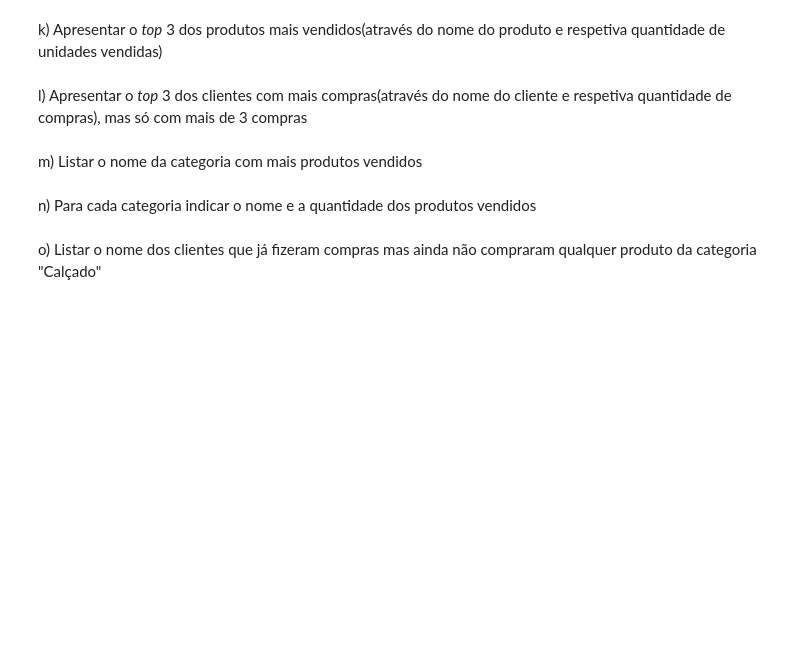
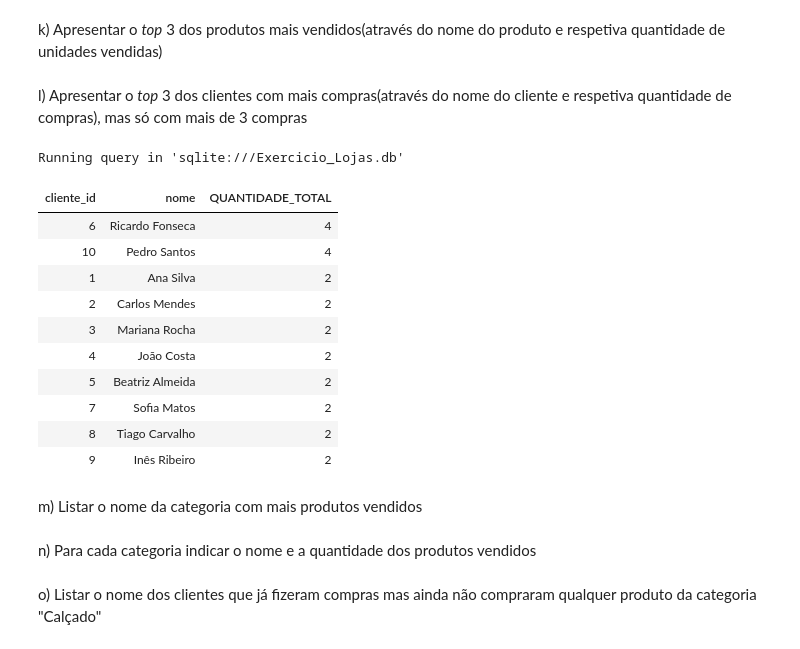
Before and after one commit to jpedrodias/FundamentosSQL, a Jupyter notebook: Week03/Exercicio_Lojas.ipynb, the cells around one changed output. Cells and saved outputs as stored; diff of their text form; code cells hidden in the pictures; blank space fills up the shorter version.

```diff
--- a/Week03/Exercicio_Lojas.ipynb
+++ b/Week03/Exercicio_Lojas.ipynb
@@ -793,6 +991,27 @@ j) Apresentar o *top* 3 dos produtos mais vendidos(através do nome do produto e
 k) Apresentar o *top* 3 dos produtos mais vendidos(através do nome do produto e respetiva quantidade de unidades vendidas)
 # %% [markdown]
 l) Apresentar o *top* 3 dos clientes com mais compras(através do nome do cliente e respetiva quantidade de compras), mas só com mais de 3 compras
+# %%
+%%sql
+SELECT v.cliente_id, c.nome, COUNT(*) AS "QUANTIDADE_TOTAL"
+FROM vendas v, clientes c
+WHERE v.cliente_id = c.id
+GROUP BY v.cliente_id, c.nome
+HAVING COUNT(*) IN (SELECT DISTINCT COUNT(*) AS QUANTIDADE FROM vendas GROUP BY cliente_id ORDER BY QUANTIDADE DESC LIMIT 3)
+ORDER BY "QUANTIDADE_TOTAL" DESC;
+# %% [output]
+Running query in 'sqlite:///Exercicio_Lojas.db'
+| cliente_id | nome | QUANTIDADE_TOTAL |
+| 6 | Ricardo Fonseca | 4 |
+| 10 | Pedro Santos | 4 |
+| 1 | Ana Silva | 2 |
+| 2 | Carlos Mendes | 2 |
+| 3 | Mariana Rocha | 2 |
+| 4 | João Costa | 2 |
+| 5 | Beatriz Almeida | 2 |
+| 7 | Sofia Matos | 2 |
+| 8 | Tiago Carvalho | 2 |
+| 9 | Inês Ribeiro | 2 |
 # %% [markdown]
 m) Listar o nome da categoria com mais produtos vendidos
 # %% [markdown]
```
Also changed, not shown: parts of 20 cells of this notebook, 1 other file.
